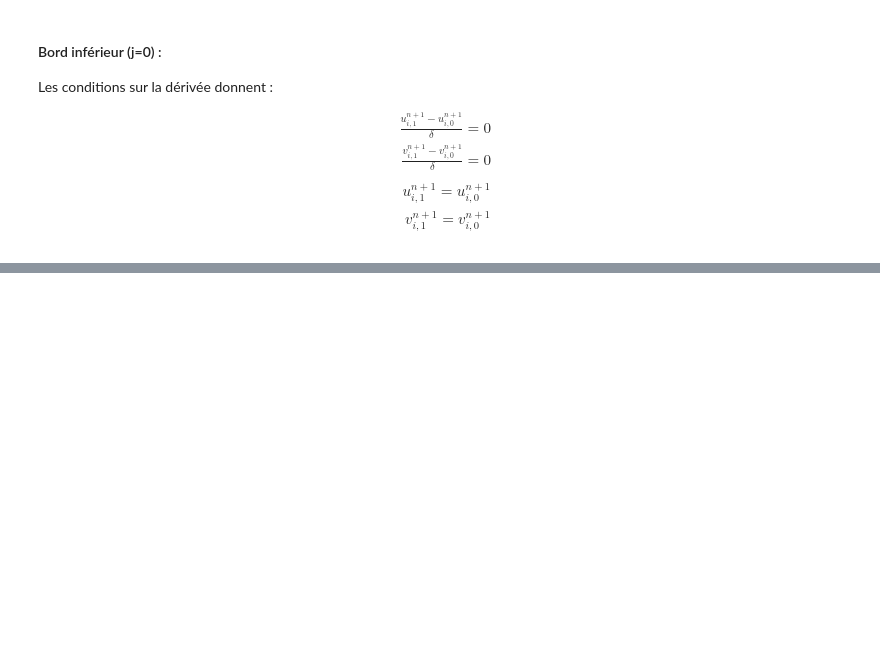
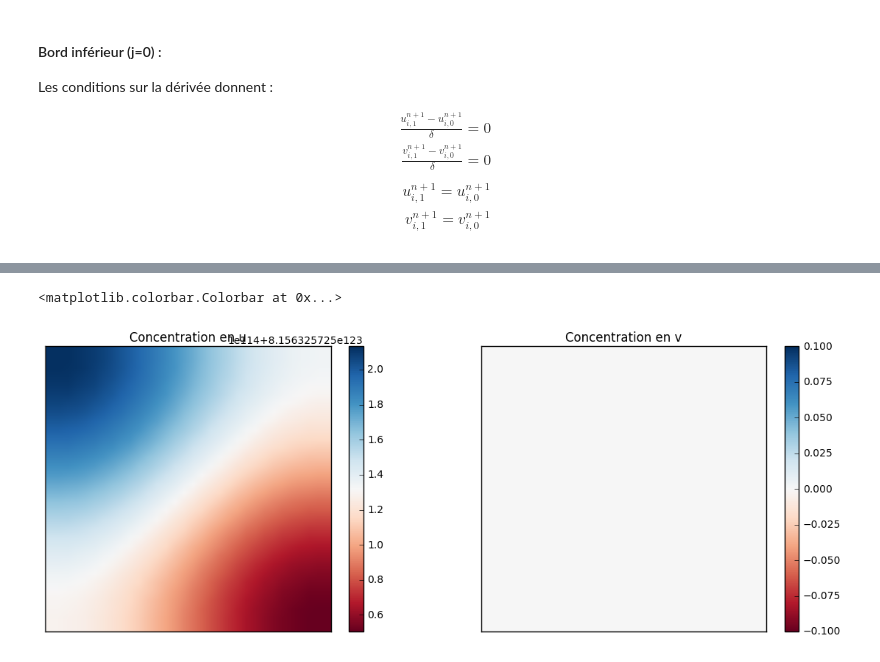
Before and after one commit to be-rays/Module4, a Jupyter notebook: Greyscott.ipynb, the cells around one changed output, grey strips where cells are left out. Cells and saved outputs as stored; diff of their text form; code cells hidden in the pictures; blank space fills up the shorter version.

```diff
--- a/Greyscott.ipynb
+++ b/Greyscott.ipynb
@@ -631,0 +589,12 @@ def generateLHS(nx, ny, sigma, T, T_bc):
+# %%
+def generateEn(N,dt,u, v):
+    En = numpy.zeros((N-2)**2)
+
+    row_number = 0 # row counter
+    for j in range(1,N-1):
+        for i in range(1,N-1):
+            En[row_number] = v[j,i]*(1/dt -u[i,j]*v[i,j])
+
+            row_number += 1 # Jump to next row!
+
+    return En
@@ -631,0 +618,34 @@ def generateLHS(nx, ny, sigma, T, T_bc):
+# %%
+def btcs_2D(u,v, Au, Av, nt, N, dt,F):
+
+    for n in range(nt):
+        un = u.copy()
+        vn = v.copy()
+        Cn = generateCn(N,dt,F,u,v)
+        En = generateEn(N,dt,u,v)
+        # Use numpy.linalg.solve
+        u_interior = solve(Au,Cn)
+        v_interior = solve(Av,En)
+        u = map_1Dto2D(N, u_interior)
+        v = map_1Dto2D(N, v_interior)
+
+    return (u,v)
+# %%
+Au = constructMatrix(CI1[0],dh,dtandnt(CI1)[0],-CI1[2])
+Av = constructMatrix(CI1[1],dh,dtandnt(CI1)[0],CI1[2]+CI1[3])
+sol = btcs_2D(U,V,Au,Av,dtandnt(CI1)[1],N,dtandnt(CI1)[0],CI1[2])
+# %%
+    fig = pyplot.figure(figsize=(14,5))
+    pyplot.subplot(121)
+    pyplot.imshow(sol[0], cmap = cm.RdBu)
+    pyplot.title('Concentration en u')
+    pyplot.xticks([]), pyplot.yticks([]);
+    pyplot.colorbar()
+    pyplot.subplot(122)
+    pyplot.imshow(sol[1], cmap = cm.RdBu)
+    pyplot.title('Concentration en v')
+    pyplot.xticks([]), pyplot.yticks([]);
+    pyplot.colorbar()
+# %% [output]
+<matplotlib.colorbar.Colorbar at 0x...>
+[figure, added]
```
Also changed, not shown: parts of 20 cells of this notebook.
